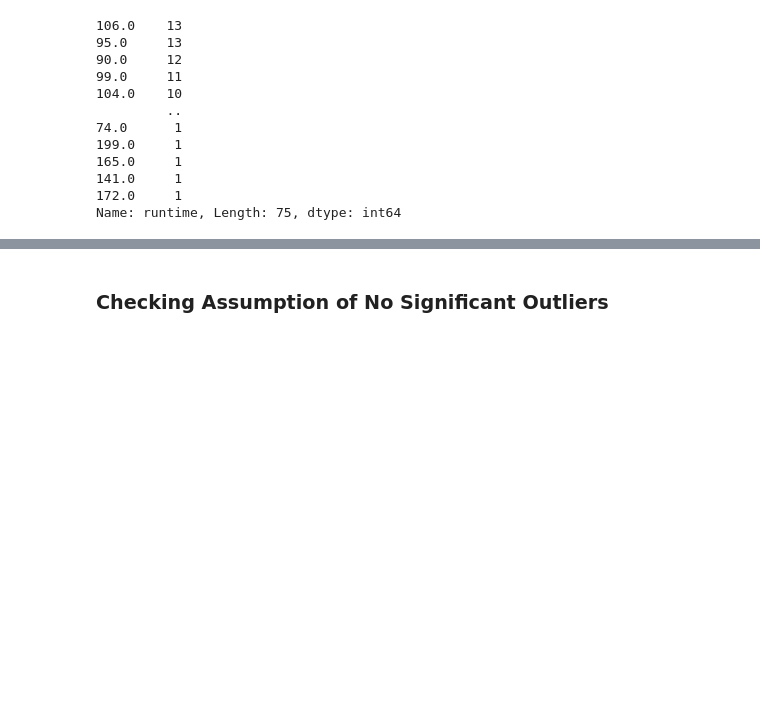
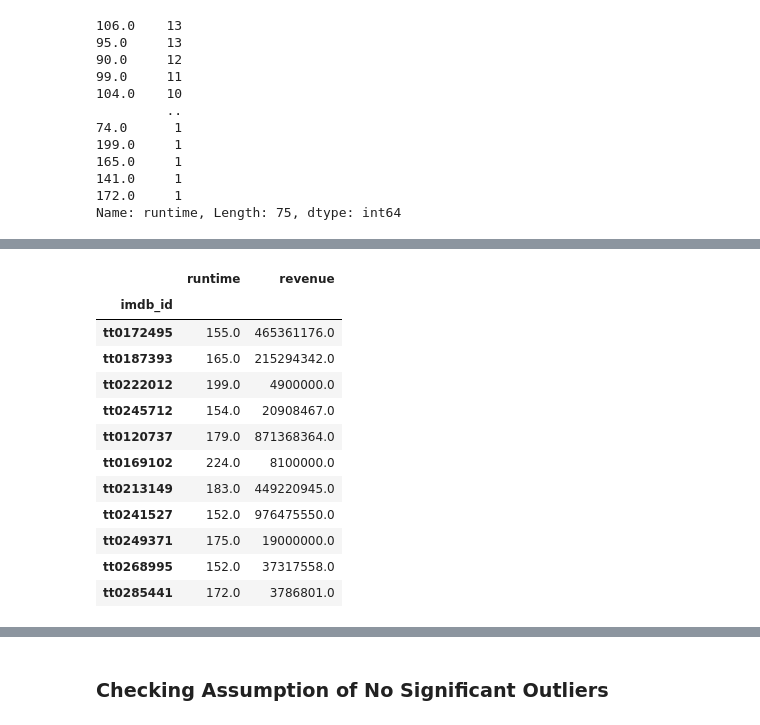
Before and after one commit to jamesbelk0/IMDB_MySQL_Database, a Jupyter notebook: Hypothesis.ipynb, the cells around one changed output, grey strips where cells are left out. Saved outputs shown, nothing was run; the diff lists cells and outputs as text; code cells hidden in the pictures; blank space fills up the shorter version.

```diff
--- a/Hypothesis.ipynb
+++ b/Hypothesis.ipynb
@@ -267,0 +293,17 @@ hour_half
+# %%
+two_more = df.loc[df['runtime']>=150, needed_cols]
+two_more
+# %% [output]
+|  | runtime | revenue |
+| imdb_id |  |  |
+| tt0172495 | 155.0 | 465361176.0 |
+| tt0187393 | 165.0 | 215294342.0 |
+| tt0222012 | 199.0 | 4900000.0 |
+| tt0245712 | 154.0 | 20908467.0 |
+| tt0120737 | 179.0 | 871368364.0 |
+| tt0169102 | 224.0 | 8100000.0 |
+| tt0213149 | 183.0 | 449220945.0 |
+| tt0241527 | 152.0 | 976475550.0 |
+| tt0249371 | 175.0 | 19000000.0 |
+| tt0268995 | 152.0 | 37317558.0 |
+| tt0285441 | 172.0 | 3786801.0 |
```
Also changed, not shown: parts of 24 cells of this notebook, 7 other files.
